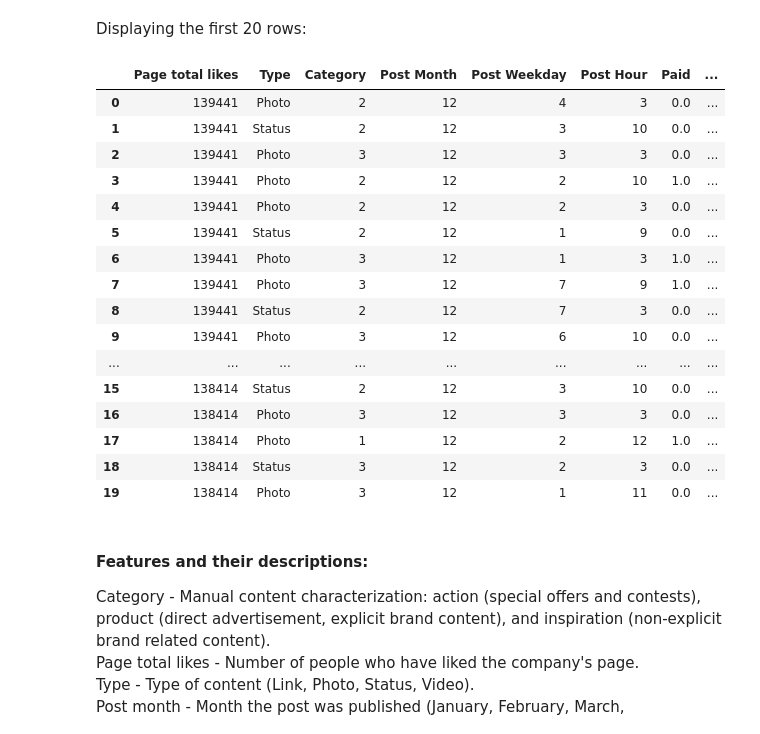
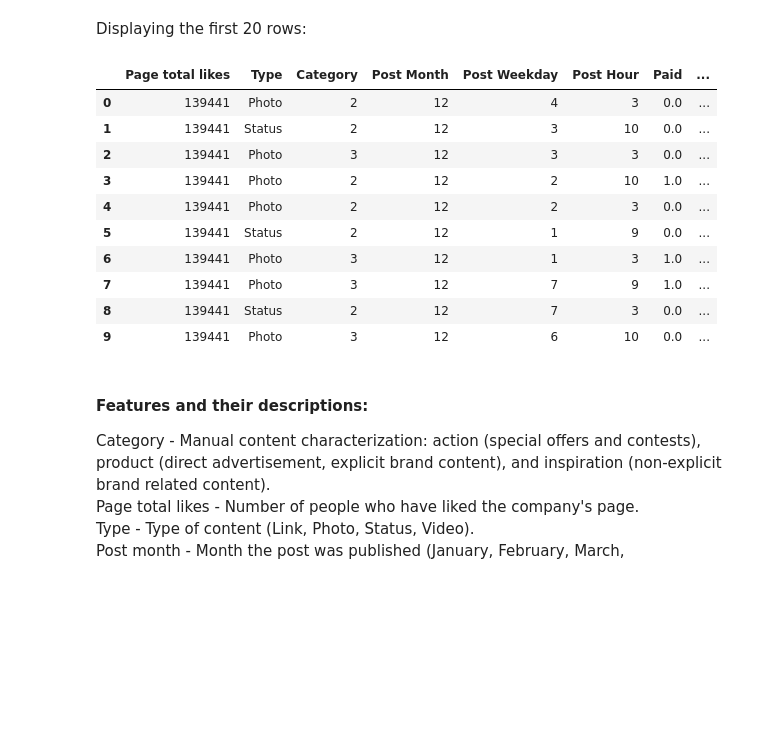
Before and after one commit to nicolous-peril/facebook-engagement-analysis, a Jupyter notebook: code/01_explore.ipynb, the cells around one changed output. Saved outputs shown, nothing was run; the diff lists cells and outputs as text; code cells hidden in the pictures; blank space fills up the shorter version.

```diff
--- a/code/01_explore.ipynb
+++ b/code/01_explore.ipynb
@@ -20,25 +20,19 @@ df = pd.read_csv('/Users/saadult/facebook-metrics/data/01_raw/dataset_Facebook.c
 # %% [markdown]
 Displaying the first 20 rows:
 # %%
-df. head(20)
+df. head(10)
 # %% [output]
 |  | Page total likes | Type | Category | Post Month | Post Weekday | Post Hour | Paid | ... |
 | 0 | 139441 | Photo | 2 | 12 | 4 | 3 | 0.0 | ... |
 | 1 | 139441 | Status | 2 | 12 | 3 | 10 | 0.0 | ... |
 | 2 | 139441 | Photo | 3 | 12 | 3 | 3 | 0.0 | ... |
 | 3 | 139441 | Photo | 2 | 12 | 2 | 10 | 1.0 | ... |
 | 4 | 139441 | Photo | 2 | 12 | 2 | 3 | 0.0 | ... |
 | 5 | 139441 | Status | 2 | 12 | 1 | 9 | 0.0 | ... |
 | 6 | 139441 | Photo | 3 | 12 | 1 | 3 | 1.0 | ... |
 | 7 | 139441 | Photo | 3 | 12 | 7 | 9 | 1.0 | ... |
 | 8 | 139441 | Status | 2 | 12 | 7 | 3 | 0.0 | ... |
 | 9 | 139441 | Photo | 3 | 12 | 6 | 10 | 0.0 | ... |
-| ... | ... | ... | ... | ... | ... | ... | ... | ... |
-| 15 | 138414 | Status | 2 | 12 | 3 | 10 | 0.0 | ... |
-| 16 | 138414 | Photo | 3 | 12 | 3 | 3 | 0.0 | ... |
-| 17 | 138414 | Photo | 1 | 12 | 2 | 12 | 1.0 | ... |
-| 18 | 138414 | Status | 3 | 12 | 2 | 3 | 0.0 | ... |
-| 19 | 138414 | Photo | 3 | 12 | 1 | 11 | 0.0 | ... |
 # %% [markdown]
 #### Features and their descriptions:
 Category - Manual content characterization: action (special offers and contests), product (direct advertisement, explicit brand content), and inspiration (non-explicit brand related content).
```
Also changed, not shown: parts of 2 cells of this notebook, 1 other file.
